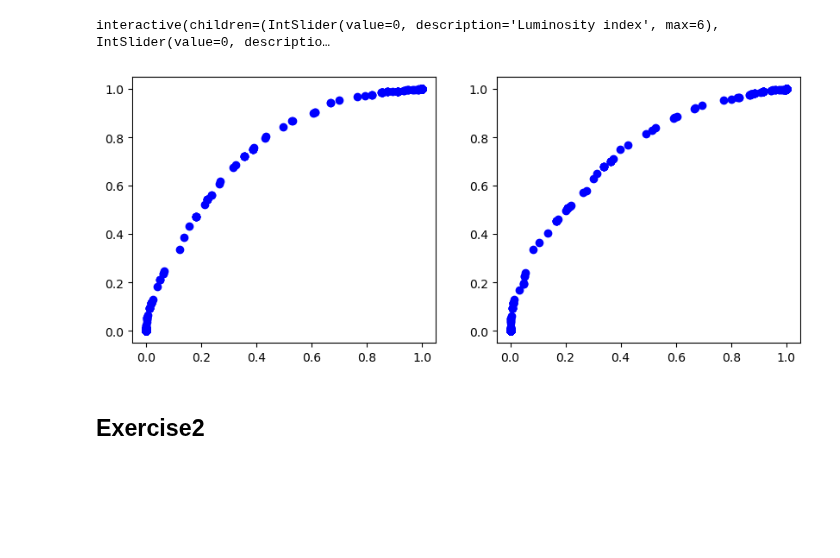
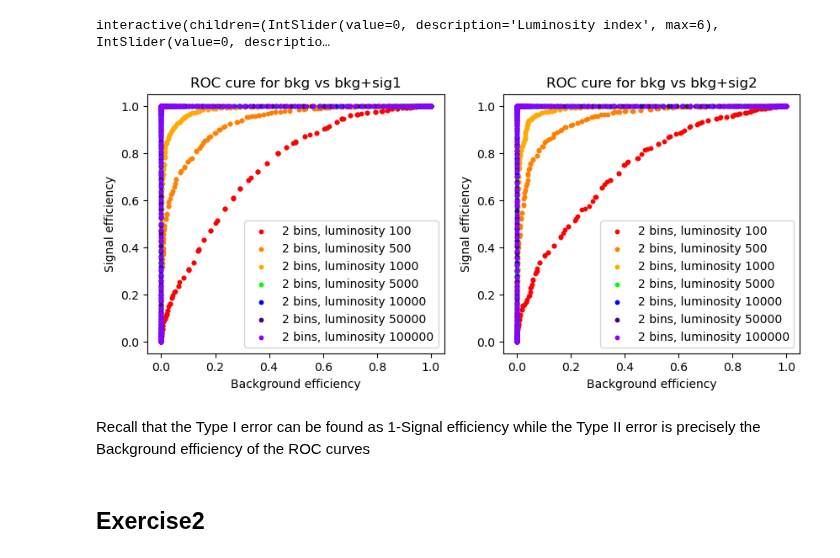
Before and after one commit to Matteo-Bellino/SMATEP_Project, a Jupyter notebook: exercises/Exercise5/Exercise_5_Bellino.ipynb, the cells around one changed output. Cells and saved outputs as stored; diff of their text form; code cells hidden in the pictures; blank space fills up the shorter version.

Commit message:
Fully custom ROC curves
Unfortunately I have to plot them for a fixed number of bins that has to be chosen manually each time.

```diff
--- a/exercises/Exercise5/Exercise_5_Bellino.ipynb
+++ b/exercises/Exercise5/Exercise_5_Bellino.ipynb
@@ -301,33 +301,57 @@ interactive(children=(IntSlider(value=0, description='Luminosity index', max=6),
 # %%
 alpha_H0_vs_H1 = pd.DataFrame(index=bin_numbers, columns=luminosities); beta_H0_vs_H1 = pd.DataFrame(index=bin_numbers, columns=luminosities)
 alpha_H0_vs_H2 = pd.DataFrame(index=bin_numbers, columns=luminosities); beta_H0_vs_H2 = pd.DataFrame(index=bin_numbers, columns=luminosities)
 
 fig, axes = plt.subplots(1, 2, figsize=(10,4))
 fig.subplots_adjust(hspace=0.3)
+colors = ['#FF0000', '#FF7F00', '#FFAA00', '#00FF00', '#0000FF', '#4B0082', '#8B00FF']
+fixed_bin_number = bin_numbers[0]
+cuts_number = 100
 
 for bin_number in bin_numbers:
-    for lumi  in luminosities:
-        cuts = np.concatenate((np.linspace(min(H0_vs_H1['H0'].loc[bin_number, lumi]), max(H0_vs_H1['H0'].loc[bin_number, lumi]), 10),
-                              np.linspace(min(H0_vs_H1['H1'].loc[bin_number, lumi]), max(H0_vs_H1['H1'].loc[bin_number, lumi]), 10)))
+    for j, lumi  in enumerate(luminosities):
+        cuts = np.concatenate((np.linspace(min(H0_vs_H1['H0'].loc[bin_number, lumi]), max(H0_vs_H1['H0'].loc[bin_number, lumi]), cuts_number),
+                              np.linspace(min(H0_vs_H1['H1'].loc[bin_number, lumi]), max(H0_vs_H1['H1'].loc[bin_number, lumi]), cuts_number)))
         for cut in cuts:
             alpha_H0_vs_H1.loc[bin_number, lumi] = np.sum( np.array(H0_vs_H1['H0'].loc[bin_number, lumi]) < cut)/len(H0_vs_H1['H0'].loc[bin_number, lumi])
             alpha_H0_vs_H2.loc[bin_number, lumi] = np.sum( np.array(H0_vs_H2['H0'].loc[bin_number, lumi]) < cut)/len(H0_vs_H2['H0'].loc[bin_number, lumi])
             beta_H0_vs_H1.loc[bin_number, lumi]  = np.sum( np.array(H0_vs_H1['H1'].loc[bin_number, lumi]) > cut)/len(H0_vs_H1['H1'].loc[bin_number, lumi])
             beta_H0_vs_H2.loc[bin_number, lumi]  = np.sum( np.array(H0_vs_H2['H2'].loc[bin_number, lumi]) > cut)/len(H0_vs_H2['H2'].loc[bin_number, lumi])
 
             sig_eff_H0_vs_H1 = 1 - alpha_H0_vs_H1
             sig_eff_H0_vs_H2 = 1 - alpha_H0_vs_H2
 
-            bin_number = bin_numbers[0]
-            lumi = luminosities[0]
+            if bin_number==fixed_bin_number:
+                ax = axes[0]
+                ax.scatter(beta_H0_vs_H1.loc[fixed_bin_number, lumi], sig_eff_H0_vs_H1.loc[fixed_bin_number, lumi], color=colors[j], s=10)
 
+                ax = axes[1]
+                ax.scatter(beta_H0_vs_H2.loc[fixed_bin_number, lumi], sig_eff_H0_vs_H2.loc[fixed_bin_number, lumi], color=colors[j], s=10)
+
+        if bin_number==fixed_bin_number:
             ax = axes[0]
-            ax.scatter(beta_H0_vs_H1.loc[bin_number, lumi], sig_eff_H0_vs_H1.loc[bin_number, lumi], color='blue')
+            ax.scatter(beta_H0_vs_H1.loc[fixed_bin_number, lumi], sig_eff_H0_vs_H1.loc[fixed_bin_number, lumi], color=colors[j], s=10, label=f'{fixed_bin_number} bins, luminosity {lumi}')
+            ax = axes[1]
+            ax.scatter(beta_H0_vs_H2.loc[fixed_bin_number, lumi], sig_eff_H0_vs_H2.loc[fixed_bin_number, lumi], color=colors[j], s=10, label=f'{fixed_bin_number} bins, luminosity {lumi}')
 
-            ax = axes[1]
-            ax.scatter(beta_H0_vs_H2.loc[bin_number, lumi], sig_eff_H0_vs_H2.loc[bin_number, lumi], color='blue')
+
+ax = axes[0]
+ax.legend()
+ax.set_title('ROC cure for bkg vs bkg+sig1')
+ax.set_xlabel('Background efficiency')
+ax.set_ylabel('Signal efficiency')
+
+ax = axes[1]
+ax.legend()
+ax.set_title('ROC cure for bkg vs bkg+sig2')
+ax.set_xlabel('Background efficiency')
+ax.set_ylabel('Signal efficiency')
+
+plt.show()
 # %% [output]
-[figure, old version]
+[figure, new version]
+# %% [markdown]
+Recall that the Type I error can be found as 1-Signal efficiency while the Type II error is precisely the Background efficiency of the ROC curves
 # %% [markdown]
 ## Exercise2
 # %% [markdown]
```
